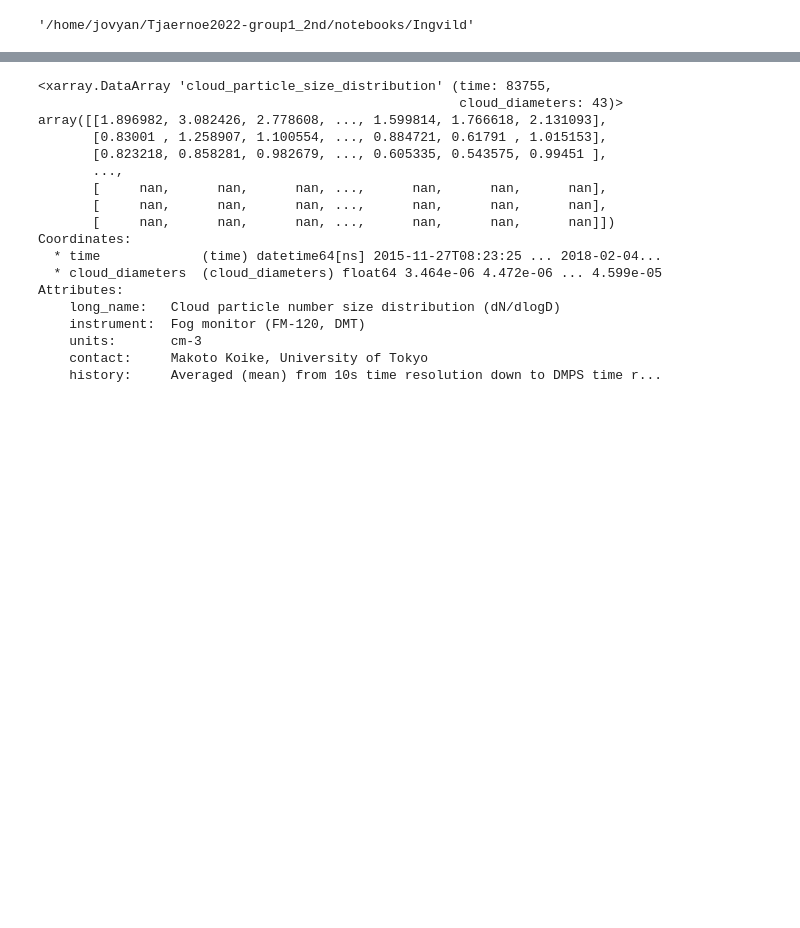
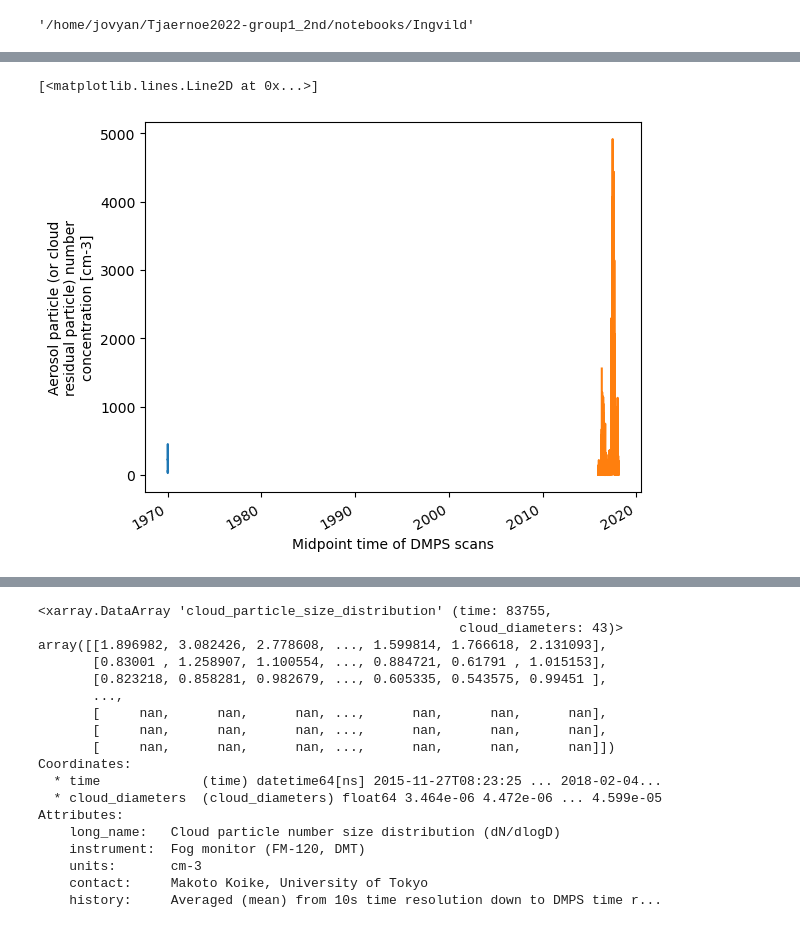
Before and after one commit to eScience-course/-Tjaernoe2022-group1, a Jupyter notebook: notebooks/Ingvild/Getting_started.ipynb, the cells around one changed output, grey strips where cells are left out. Cells and saved outputs as stored; diff of their text form; code cells hidden in the pictures; blank space fills up the shorter version.

```diff
--- a/notebooks/Ingvild/Getting_started.ipynb
+++ b/notebooks/Ingvild/Getting_started.ipynb
@@ -9,0 +90,4 @@ data2 = xr.open_dataset('/home/jovyan/Data/zeppelin-cloud-aerosol-1_part2.nc4')
+# %%
+data1['N1_aerosol']=pnsd_integration(data1, 1, var='aerosol_particle_size_distribution',dvar='aerosol_diameters')
+# %%
+apsd1_months=data1['N1_aerosol'].groupby('time.month').mean(keep_attrs=True)
@@ -9,0 +96,6 @@ data2 = xr.open_dataset('/home/jovyan/Data/zeppelin-cloud-aerosol-1_part2.nc4')
+# %%
+apsd1_months.plot()
+data1.total_aerosol_particle_concentration.plot()
+# %% [output]
+[<matplotlib.lines.Line2D at 0x...>]
+[figure, added]
```
Also changed, not shown: parts of 30 cells of this notebook.
